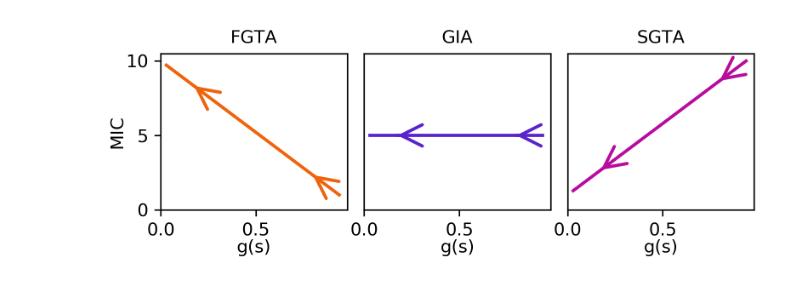
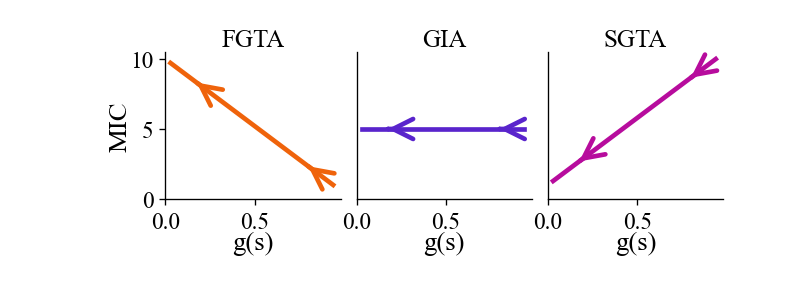
Before and after one commit to patricksinclair/Paper-Nutrients, a Jupyter notebook: MasterPlotter-v2.ipynb, the cells around one changed output. Saved outputs shown, nothing was run; the diff lists cells and outputs as text; code cells hidden in the pictures.

Commit message:
updated plots

```diff
--- a/MasterPlotter-v2.ipynb
+++ b/MasterPlotter-v2.ipynb
@@ -1,10 +1,19 @@
 # %%
+from IPython.core.display import display, HTML
+display(HTML("<style>.container {width:90% !important;}</style>"))
+
 import numpy as np
 import csv
 import matplotlib.pyplot as plt
 import matplotlib.gridspec as gridspec
 import math
 from mpl_toolkits.axes_grid1.inset_locator import inset_axes
+import matplotlib.pylab as pl
+import matplotlib.patheffects as pe
+
+plt.rcParams["font.family"] = "Times New Roman"
+params = {'mathtext.default': 'regular' }
+plt.rcParams.update(params)
 # %%
 def readColumnsFromFile(filename):
     '''reads in the raw data and returns a list of lists.
@@ -282,7 +298,7 @@ def add_arrow(line, position=None, direction='right', size=15, color=None, lineW
 def plotSeparatedBetasOverTime():
 
     #fig = plt.figure(dpi=300)
-    fig = plt.figure(dpi=300)
+    fig = plt.figure(dpi=120)
     fig.set_size_inches(6,2)
     gs = gridspec.GridSpec(nrows=100, ncols=6)
     plt.gcf().subplots_adjust(bottom=0.2)
@@ -304,46 +320,54 @@ def plotSeparatedBetasOverTime():
     betaGITA = [5 for m in mu]
     betaSGTA = [1. + 9.*m/mu_max for m in mu]
 
-    lineWidth = 1.8
+    lineWidth = 2.8
     FGTA_color = '#ef630b'
     GITA_color = '#5924cc'
     SGTA_color = '#b70c9d'
+    titleSize = 15
+    labelSize = 16
+    numbersize = 14
+    legendsize = 9
+    IDsize=17
+
 
     lineFGTA = ax11.plot(mu, betaFGTA, label = 'FGTA', linewidth=lineWidth, color=FGTA_color)[0]
     lineGITA = ax12.plot(mu, betaGITA, label = 'GIA', linewidth=lineWidth, color=GITA_color)[0]
     lineSGTA = ax13.plot(mu, betaSGTA, label = 'SGTA', linewidth=lineWidth, color=SGTA_color)[0]
     add_arrow(lineFGTA, position=0.2, size=30, lineWidth=lineWidth)
     add_arrow(lineGITA, position=0.2, size=30, lineWidth=lineWidth)
     add_arrow(lineSGTA, position=0.2, size=30, lineWidth=lineWidth)
     add_arrow(lineFGTA, position=0.8, size=30, lineWidth=lineWidth)
     add_arrow(lineGITA, position=0.8, size=30, lineWidth=lineWidth)
     add_arrow(lineSGTA, position=0.8, size=30, lineWidth=lineWidth)
 
 
     plt.setp(ax12.get_yticklabels(), visible=False)
     plt.setp(ax12.get_yticklines(), visible=False)
     plt.setp(ax13.get_yticklabels(), visible=False)
     plt.setp(ax13.get_yticklines(), visible=False)
 
     font_size=10
-    ax11.set_ylabel('MIC', fontsize=font_size, labelpad=0)
-    ax11.set_xlabel('g(s)', fontsize=font_size, labelpad=0)
-    ax12.set_xlabel('g(s)', fontsize=font_size, labelpad=0)
-    ax13.set_xlabel('g(s)', fontsize=font_size, labelpad=0)
+    ax11.set_ylabel('MIC', fontsize=labelSize, labelpad=-1)
+    ax11.set_xlabel('g(s)', fontsize=labelSize, labelpad=-1)
+    ax12.set_xlabel('g(s)', fontsize=labelSize, labelpad=-1)
+    ax13.set_xlabel('g(s)', fontsize=labelSize, labelpad=-1)
 
-    ax11.set_title('FGTA', fontsize=font_size)
-    ax12.set_title('GIA', fontsize=font_size)
-    ax13.set_title('SGTA', fontsize=font_size)
+    ax11.set_title('FGTA', fontsize=titleSize, pad=-1)
+    ax12.set_title('GIA', fontsize=titleSize, pad=-1)
+    ax13.set_title('SGTA', fontsize=titleSize, pad=-1)
 
     for ax in allAxArr:
         ax.set_xlim(0., 0.98)
         ax.set_ylim(0, 10.5)
-        ax.xaxis.set_tick_params(labelsize=10)
-        ax.yaxis.set_tick_params(labelsize=10)
+        ax.xaxis.set_tick_params(labelsize=numbersize)
+        ax.yaxis.set_tick_params(labelsize=numbersize)
+        ax.spines['right'].set_visible(False)
+        ax.spines['top'].set_visible(False)
 
-    plt.savefig('seperated_betas_over_time-FINAL.jpeg', bbox_inches='tight')
+    plt.savefig('Paper_figures/seperated_betas_over_time-FINAL.pdf', bbox_inches='tight', dpi=330)
 
 
 plotSeparatedBetasOverTime()
 # %% [output]
-[figure, old version]
+[figure, new version]
```
Also changed, not shown: parts of 21 cells of this notebook, 1 other file.
